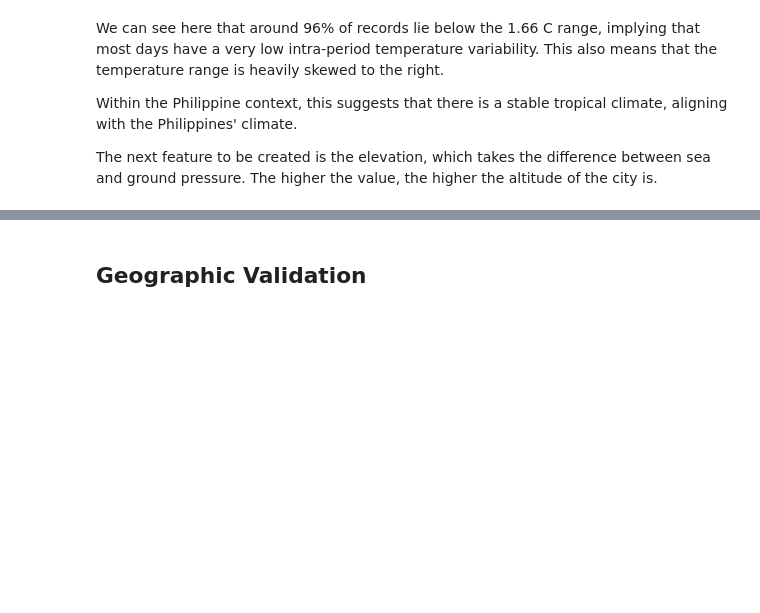
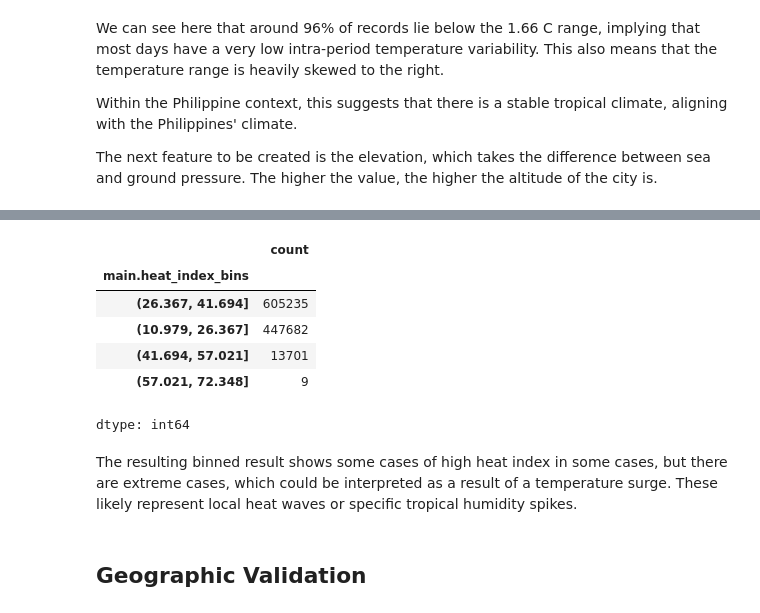
Before and after one commit to Lanzero225/Python-Notebooks, a Jupyter notebook: Philippine Weather/weather.ipynb, the cells around one changed output, grey strips where cells are left out. Drawn from its saved outputs; the diff is of its cells as text; code cells hidden in the pictures; blank space fills up the shorter version.

```diff
--- a/Philippine Weather/weather.ipynb
+++ b/Philippine Weather/weather.ipynb
@@ -576,19 +528,25 @@ Atmospheric pressure decreases with elevation. Therefore, the larger the sea-lev
 # %%
-
-# 3. Wind Consistency: Ratio of gust to speed
-# High values (>2) indicate highly turbulent/gusty air
-weather_dataframe['wind_consistency'] = weather_dataframe['wind.gust'] / weather_dataframe['wind.speed']
-
-# 4. Heat Index (Simple Approximation)
-# T = Temp in C, R = Relative Humidity
 def calculate_heat_index(row):
     T = row['main.temp']
     R = row['main.humidity']
-    if T < 27:  # Heat index is generally not calculated for cooler temps
+    if T < 27:
         return T
     return -8.784 + 1.611*T + 2.338*R - 0.146*T*R - 0.0123*T**2 - 0.0164*R**2 + 0.0022*T**2*R + 0.000725*T*R**2 - 0.0000035*T**2*R**2
 
 weather_dataframe['main.heat_index'] = weather_dataframe.apply(calculate_heat_index, axis=1)
+
+weather_dataframe['main.heat_index_bins'] = pd.cut(weather_dataframe['main.heat_index'], bins=4)
+weather_dataframe['main.heat_index_bins'].value_counts()
+# %% [output]
+|  | count |
+| main.heat_index_bins |  |
+| (26.367, 41.694] | 605235 |
+| (10.979, 26.367] | 447682 |
+| (41.694, 57.021] | 13701 |
+| (57.021, 72.348] | 9 |
+dtype: int64
+# %% [markdown]
+The resulting binned result shows some cases of high heat index in some cases, but there are extreme cases, which could be interpreted as a result of a temperature surge. These likely represent local heat waves or specific tropical humidity spikes.
 # %% [markdown]
 ## Geographic Validation
 # %%
```
Also changed, not shown: parts of 17 cells of this notebook.
